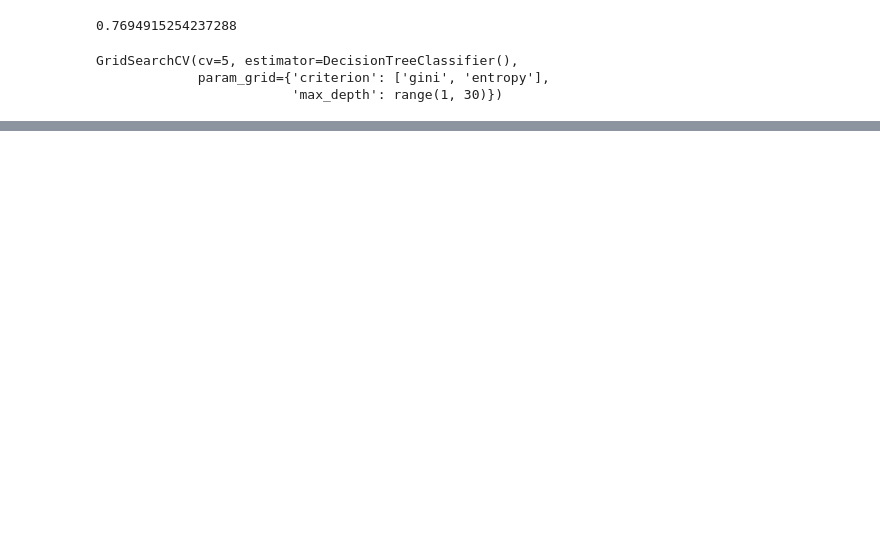
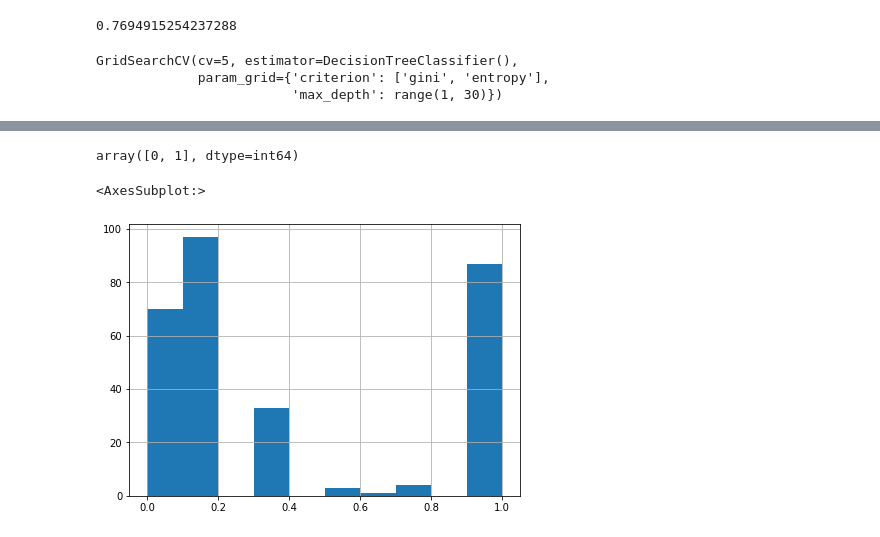
Before and after one commit to vavilovnv/Data-analysis, a Jupyter notebook: Intro to DS and ML/2_Titanic.ipynb, the cells around one changed output, grey strips where cells are left out. Saved outputs shown, nothing was run; the diff lists cells and outputs as text; code cells hidden in the pictures; blank space fills up the shorter version.

```diff
--- a/Intro to DS and ML/2_Titanic.ipynb
+++ b/Intro to DS and ML/2_Titanic.ipynb
@@ -345,0 +346,5 @@ recall_score(y_test, y_pred)
+# %%
+# вероятность отнесения каждого пассажира к классу утонувших и выживших
+
+y_predicted_prob = best_clf.predict_proba(X_test)
+y_predicted_prob
@@ -345,0 +369,12 @@ recall_score(y_test, y_pred)
+# %%
+# определим порядок классов - какой класс определяет утонувших (0), какой выживших (1)
+best_clf.classes_
+# %% [output]
+array([0, 1], dtype=int64)
+# %%
+# диаграмма распределения вероятности выживания пассажиров в результате катастрофы
+
+pd.Series(y_predicted_prob[:, 1]).hist(figsize=(7,5))
+# %% [output]
+<AxesSubplot:>
+[figure, added]
```
Also changed, not shown: parts of 14 cells of this notebook, 1 other file.
